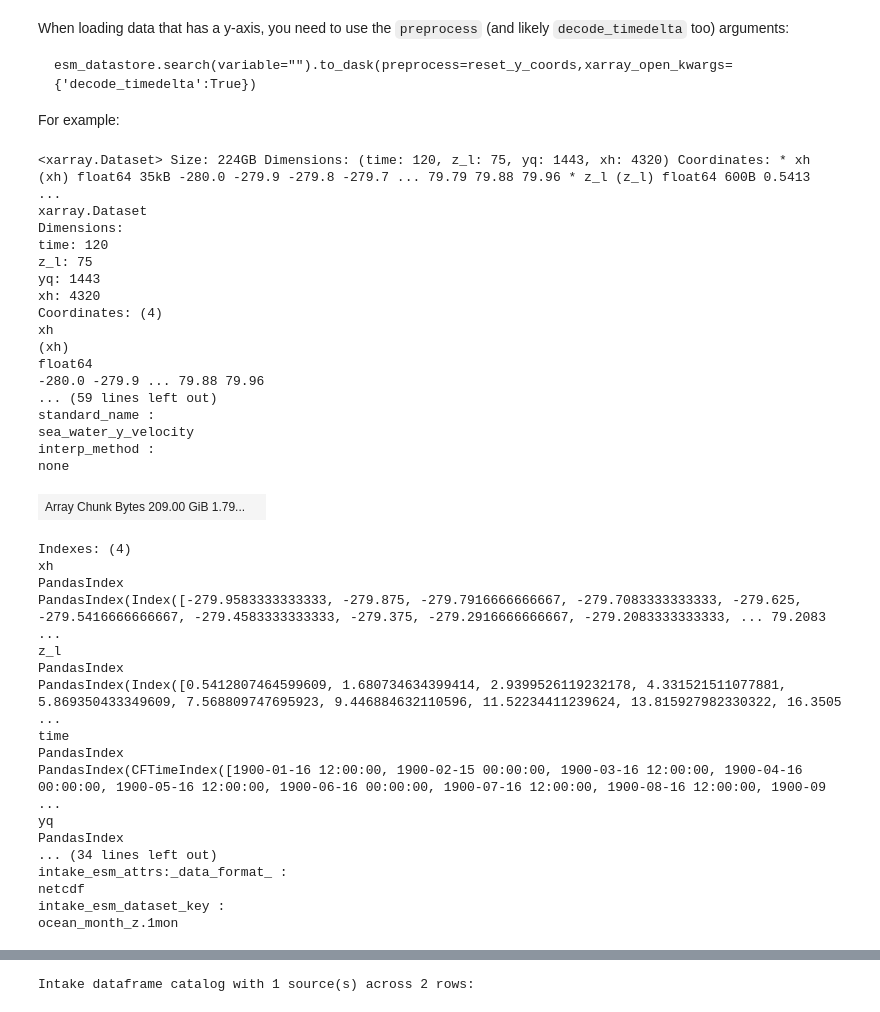
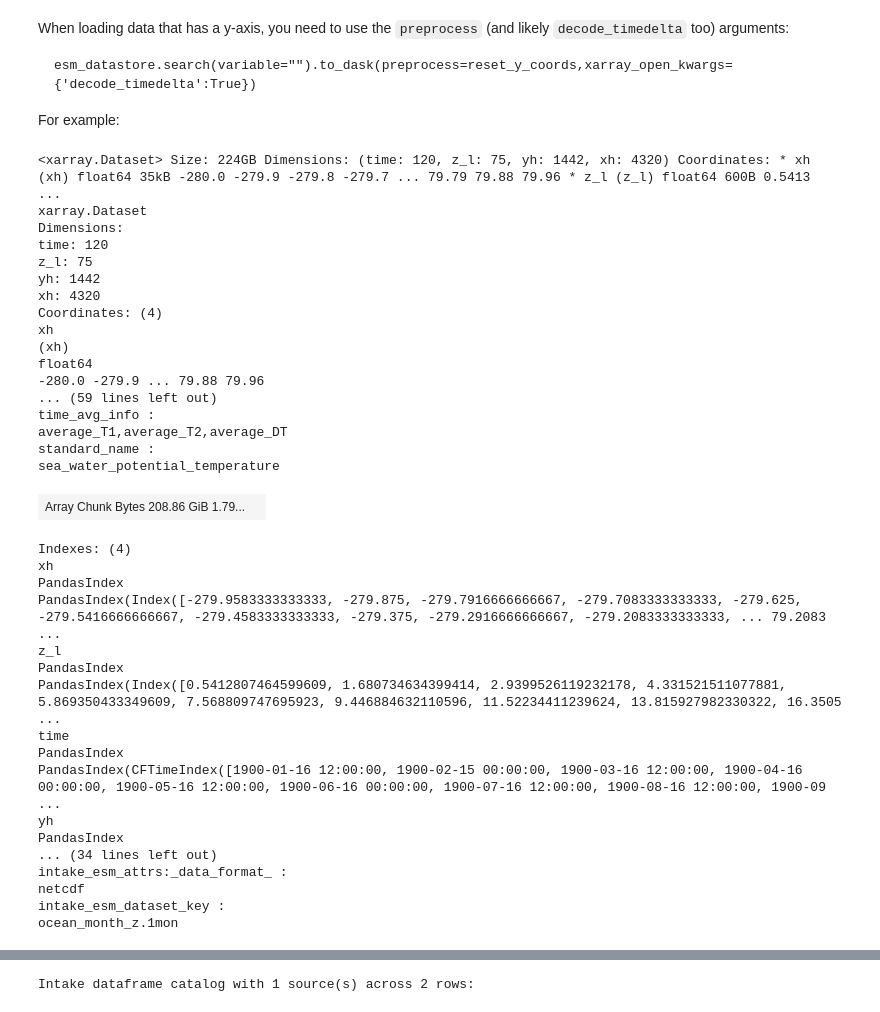
Before and after one commit to claireyung/mom6-panAn-iceshelf-tools, a Jupyter notebook: evaluation/temp-sal-spatial/temp-sal-spatial-obs.ipynb, the cells around one changed output, grey strips where cells are left out. Cells and saved outputs as stored; diff of their text form; code cells hidden in the pictures.

```diff
--- a/evaluation/temp-sal-spatial/temp-sal-spatial-obs.ipynb
+++ b/evaluation/temp-sal-spatial/temp-sal-spatial-obs.ipynb
@@ -92,39 +102,40 @@ tos=esm_datastore.search(variable="tos").to_dask(preprocess=reset_y_coords,xarra
-# %%
-esm_datastore.search(variable="vo").to_dask(preprocess=reset_y_coords,xarray_open_kwargs={'decode_timedelta':True})
-# %% [output]
-<xarray.Dataset> Size: 224GB Dimensions: (time: 120, z_l: 75, yq: 1443, xh: 4320) Coordinates: * xh (xh) float64 35kB -280.0 -279.9 -279.8 -279.7 ... 79.79 79.88 79.96 * z_l (z_l) float64 600B 0.5413  ...
-xarray.Dataset
-Dimensions:
-time: 120
-z_l: 75
-yq: 1443
-xh: 4320
-Coordinates: (4)
-xh
-(xh)
-float64
--280.0 -279.9 ... 79.88 79.96
-... (59 lines left out)
-standard_name :
-sea_water_y_velocity
-interp_method :
-none
-| Array Chunk Bytes 209.00 GiB 1.79... |  |
-Indexes: (4)
-xh
-PandasIndex
-PandasIndex(Index([-279.9583333333333, -279.875, -279.7916666666667, -279.7083333333333, -279.625, -279.5416666666667, -279.4583333333333, -279.375, -279.2916666666667, -279.2083333333333, ... 79.2083 ...
-z_l
-PandasIndex
-PandasIndex(Index([0.5412807464599609, 1.680734634399414, 2.9399526119232178, 4.331521511077881, 5.869350433349609, 7.568809747695923, 9.446884632110596, 11.52234411239624, 13.815927982330322, 16.3505 ...
-time
-PandasIndex
-PandasIndex(CFTimeIndex([1900-01-16 12:00:00, 1900-02-15 00:00:00, 1900-03-16 12:00:00, 1900-04-16 00:00:00, 1900-05-16 12:00:00, 1900-06-16 00:00:00, 1900-07-16 12:00:00, 1900-08-16 12:00:00, 1900-09 ...
-yq
-PandasIndex
-... (34 lines left out)
-intake_esm_attrs:_data_format_ :
-netcdf
-intake_esm_dataset_key :
-ocean_month_z.1mon
+# %%
+tos=esm_datastore.search(variable="thetao",file_id = 'ocean_month_z').to_dask(preprocess=reset_y_coords,xarray_open_kwargs={'decode_timedelta':True})
+tos
+# %% [output]
+<xarray.Dataset> Size: 224GB Dimensions: (time: 120, z_l: 75, yh: 1442, xh: 4320) Coordinates: * xh (xh) float64 35kB -280.0 -279.9 -279.8 -279.7 ... 79.79 79.88 79.96 * z_l (z_l) float64 600B 0.5413  ...
+xarray.Dataset
+Dimensions:
+time: 120
+z_l: 75
+yh: 1442
+xh: 4320
+Coordinates: (4)
+xh
+(xh)
+float64
+-280.0 -279.9 ... 79.88 79.96
+... (59 lines left out)
+time_avg_info :
+average_T1,average_T2,average_DT
+standard_name :
+sea_water_potential_temperature
+| Array Chunk Bytes 208.86 GiB 1.79... |  |
+Indexes: (4)
+xh
+PandasIndex
+PandasIndex(Index([-279.9583333333333, -279.875, -279.7916666666667, -279.7083333333333, -279.625, -279.5416666666667, -279.4583333333333, -279.375, -279.2916666666667, -279.2083333333333, ... 79.2083 ...
+z_l
+PandasIndex
+PandasIndex(Index([0.5412807464599609, 1.680734634399414, 2.9399526119232178, 4.331521511077881, 5.869350433349609, 7.568809747695923, 9.446884632110596, 11.52234411239624, 13.815927982330322, 16.3505 ...
+time
+PandasIndex
+PandasIndex(CFTimeIndex([1900-01-16 12:00:00, 1900-02-15 00:00:00, 1900-03-16 12:00:00, 1900-04-16 00:00:00, 1900-05-16 12:00:00, 1900-06-16 00:00:00, 1900-07-16 12:00:00, 1900-08-16 12:00:00, 1900-09 ...
+yh
+PandasIndex
+... (34 lines left out)
+intake_esm_attrs:_data_format_ :
+netcdf
+intake_esm_dataset_key :
+ocean_month_z.1mon
 # %%
```
Also changed, not shown: parts of 7 cells of this notebook.
